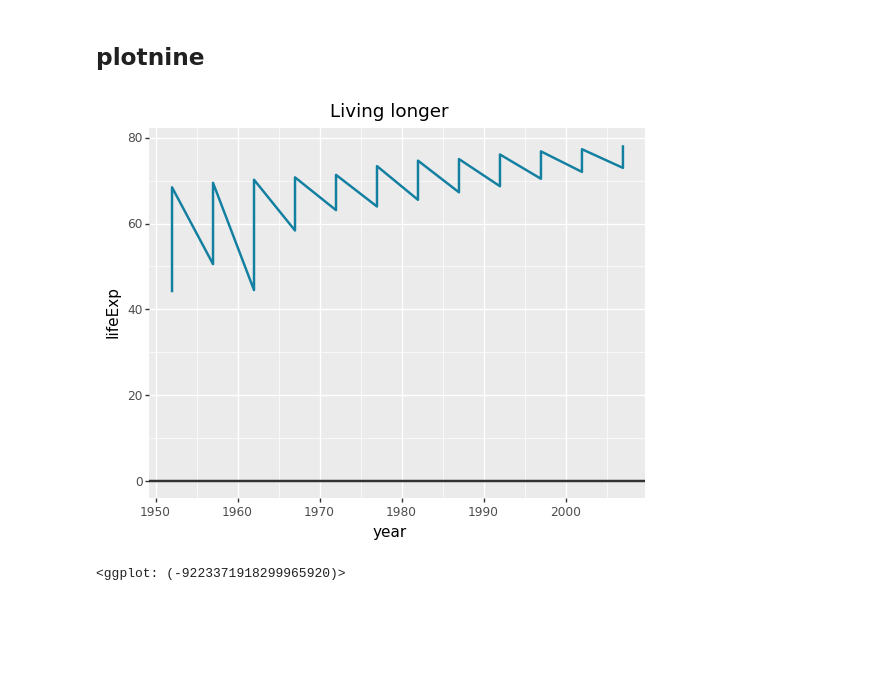
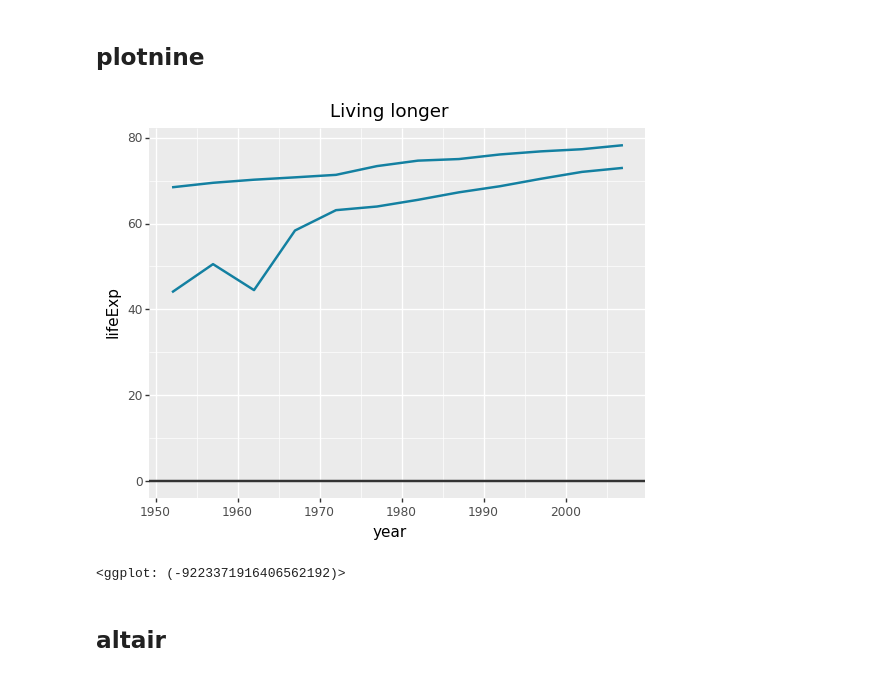
Before and after one commit to noklam/blog_archive_fastpage, a Jupyter notebook: _notebooks/2020-04-13-Recreating-the-BBC-graphs-in-Python-plotnine-altair.ipynb, the cells around one changed output. Cells and saved outputs as stored; diff of their text form; code cells hidden in the pictures; blank space fills up the shorter version.

Commit message:
[wip] - add plot comparison

```diff
--- a/_notebooks/2020-04-13-Recreating-the-BBC-graphs-in-Python-plotnine-altair.ipynb
+++ b/_notebooks/2020-04-13-Recreating-the-BBC-graphs-in-Python-plotnine-altair.ipynb
@@ -192,0 +150,5 @@ line + hline
+# %%
+# hide
+# Prepare data
+multiline_df = gapminder.query(
+    'country == "China" | country =="United States" ')
@@ -193,19 +172,18 @@ line + hline
 # %% [markdown]
 ## plotnine
 # %%
-# Prepare data
-line_df = gapminder.gapminder.query(
-    'country == "China" | country =="United States" ')
-
 # Make plot
 multiline = (
-    ggplot(line_df, aes(x='year', y='lifeExp', colour='country')) +
+    ggplot(multiline_df, aes(x='year', y='lifeExp', fill='country')) +
     geom_line(colour="#1380A1", size=1) +
-    geom_hline(yintercept=0, size=1, colour="#333333") +
-    scale_colour_manual(values=("#FAAB18", "#1380A1")) +
+    geom_hline(yintercept=0, size=1, color="#333333") +
+    scale_colour_manual(values=["#FAAB18", "#1380A1"]) +
     #   bbc_style() +
-    labs(title="Living longer", subtitle="Life expectancy in China 1952-2007"))
+    labs(title="Living longer",
+         subtitle="Life expectancy in China 1952-2007"))
 multiline
 # %% [output]
-[figure, old version]
+[figure, new version]
-<ggplot: (-9223371918299965920)>
+<ggplot: (-9223371916406562192)>
+# %% [markdown]
+## altair
```
Also changed, not shown: parts of 69 cells of this notebook.
